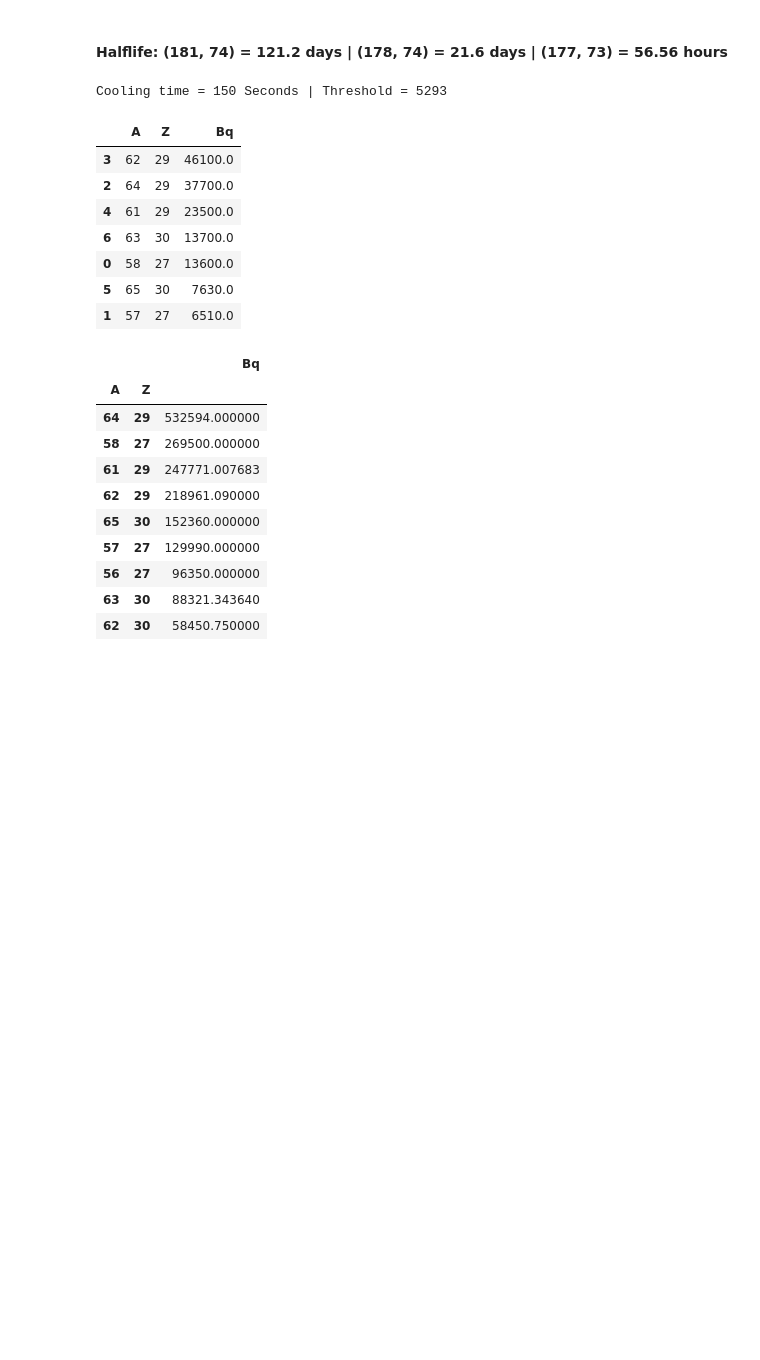
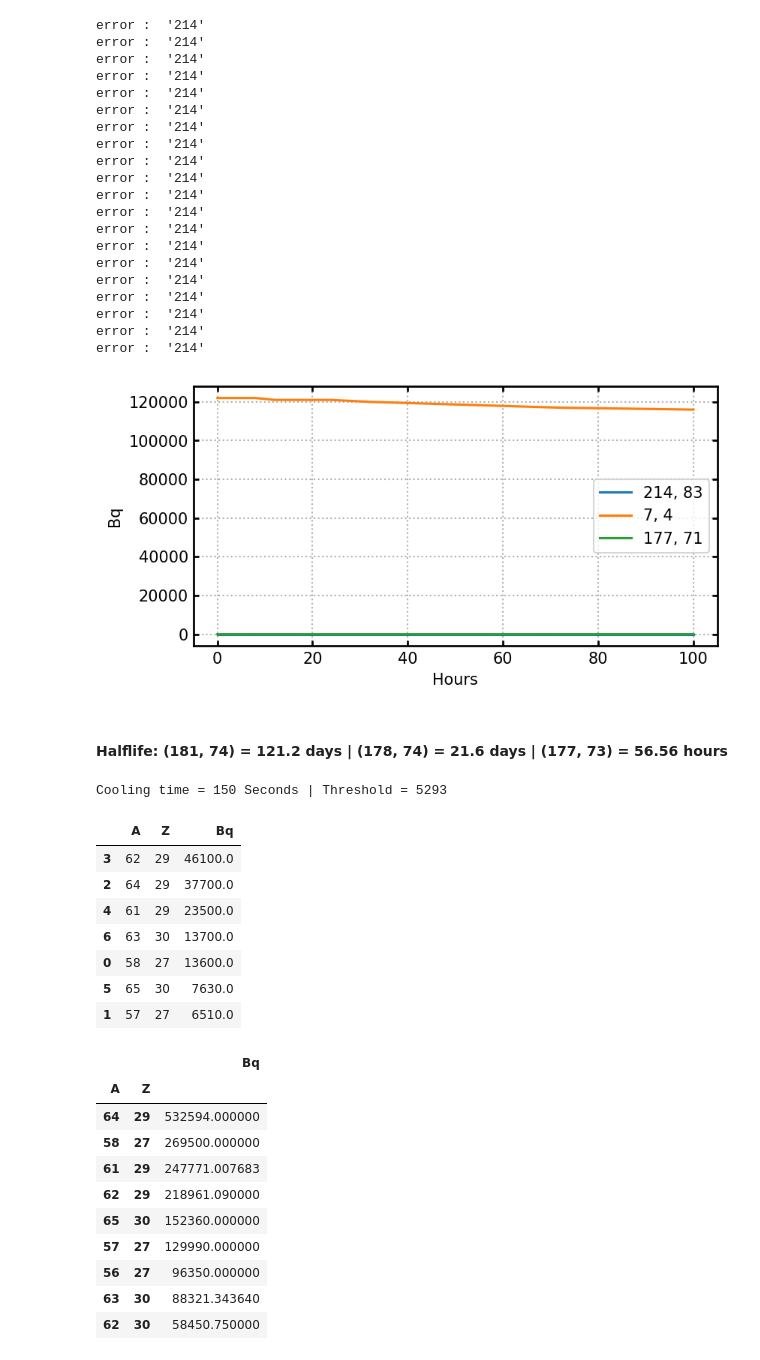
Before and after one commit to sewerininc/fluka_simulations, a Jupyter notebook: python_notebook/first test.ipynb, the cells around one changed output. Saved outputs shown, nothing was run; the diff lists cells and outputs as text; code cells hidden in the pictures; blank space fills up the shorter version.

```diff
--- a/python_notebook/first test.ipynb
+++ b/python_notebook/first test.ipynb
@@ -176,19 +176,14 @@ def sort_df(df: pd.DataFrame) -> pd.DataFrame:
     return df_return.fillna(0)
 
 
-def indv_atom(type_: str, A: str, Z: str) -> list:
-    if type_ == "Brass":
-        paths = brass_paths
-    else:
-        paths = tungsten_paths
-
+def indv_atom(paths: list, A: str, Z: str) -> list:
     values = []
     for i in paths:
         if i == "/home/msd/AU/fluka_simulations/Full_Sim/Tungsten/tungsten_totsim_50_sum.lis" \
         or i == "/home/msd/AU/fluka_simulations/Full_Sim/Brass/brass_totsim_50_sum.lis":
             continue
         try:
-            ff1, uncb = get_df_sum(i)
+            ff1, uncb = get_df_sum(i, number=3)
             values.append(ff1.loc[A, Z].sum())
         except Exception as e:
             print("error : ", e)
@@ -196,17 +191,21 @@ def indv_atom(type_: str, A: str, Z: str) -> list:
     return values
 
 
-def plot_spec(type_: str, A: list, Z: list) -> None:
+def plot_spec(type_: str, A: list, Z: list, log = False) -> None:
+    times = []
+    for path in type_:
+        times.append(cool_times_dict[f"cool{int(path.split('_')[3])-20}"])
 
-    data = pd.DataFrame(index=tungsten_t)
+    data = pd.DataFrame(index=times)
     for a, z in zip(A, Z):
         data[f"{a}, {z}"] = indv_atom(type_, a, z)
     data = data.sort_index()
     for i in data.columns:
         plt.plot(data.index.values/60/60, data[i].values, label=i)
-    plt.title(type_)
     plt.xlabel("Hours")
     plt.ylabel("Bq")
+    if log:
+        plt.yscale("log")
     plt.legend()
     plt.show()
 
@@ -308,6 +307,30 @@ def fit_data(df, df_uncs, guess=[7e8, 0.00009, 2e8], prints = False):
         print("halflife = ", 1/popt[1]/60/60, " hours +-", (1/popt[1]**4*perr[1]**2)**(1/2)/60/60)
 
     return popt, perr
+# %%
+plot_spec(tungsten1p27_paths, ["214", "7", "177"], ["83", "4", "71"], False)
+# %% [output]
+error :  '214'
+error :  '214'
+error :  '214'
+error :  '214'
+error :  '214'
+error :  '214'
+error :  '214'
+error :  '214'
+error :  '214'
+error :  '214'
+error :  '214'
+error :  '214'
+error :  '214'
+error :  '214'
+error :  '214'
+error :  '214'
+error :  '214'
+error :  '214'
+error :  '214'
+error :  '214'
+[figure, added]
 # %% [markdown]
 #### Halflife:  (181, 74) = 121.2 days | (178, 74) = 21.6 days | (177, 73) = 56.56 hours
 # %%
```
Also changed, not shown: parts of 4 cells of this notebook.
